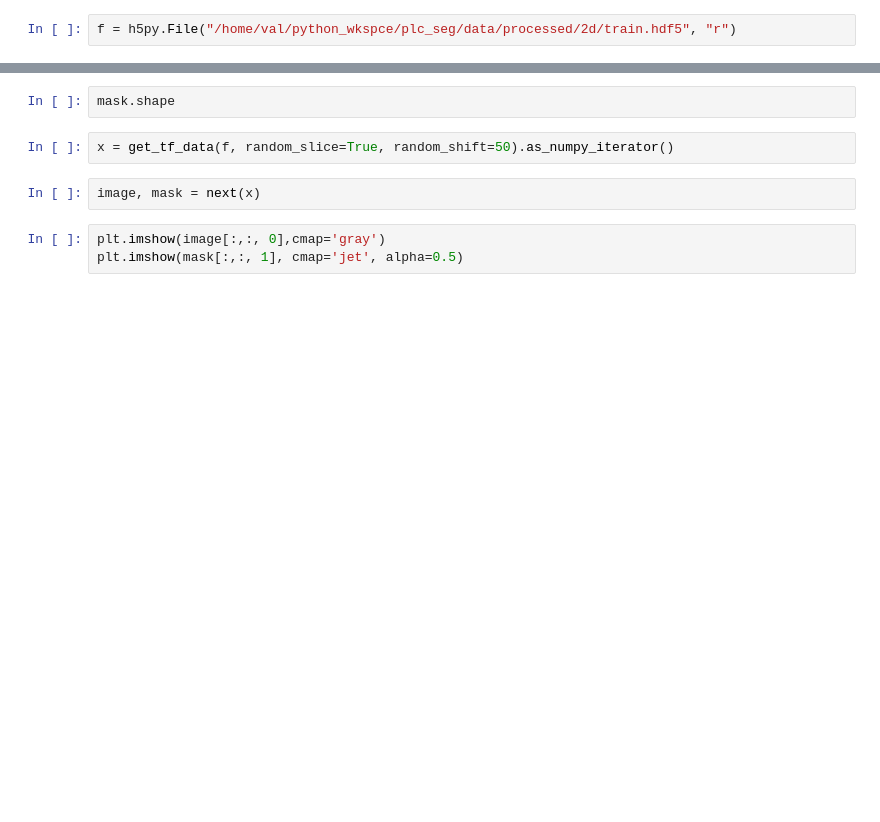
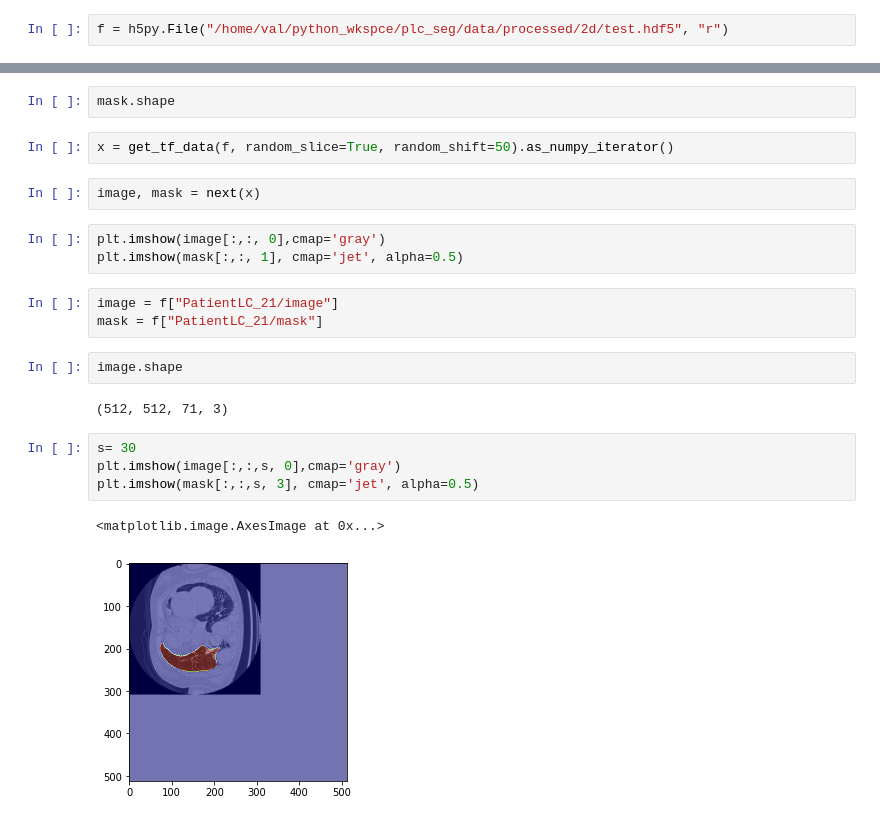
Before and after one commit to voreille/plc_seg, a Jupyter notebook: notebooks/check_hdf5.ipynb, the cells around one changed output, grey strips where cells are left out. Saved outputs shown, nothing was run; the diff lists cells and outputs as text; blank space fills up the shorter version.

```diff
--- a/notebooks/check_hdf5.ipynb
+++ b/notebooks/check_hdf5.ipynb
@@ -6,7 +6,7 @@ import pandas as pd
 
 from src.models.fetch_data_from_hdf5 import get_tf_data
 # %%
-f = h5py.File("/home/val/python_wkspce/plc_seg/data/processed/2d/train.hdf5", "r")
+f = h5py.File("/home/val/python_wkspce/plc_seg/data/processed/2d/test.hdf5", "r")
 # %%
 f.close()
 # %%
@@ -50,3 +29,17 @@ image, mask = next(x)
 # %%
 plt.imshow(image[:,:, 0],cmap='gray')
 plt.imshow(mask[:,:, 1], cmap='jet', alpha=0.5)
+# %%
+image = f["PatientLC_21/image"]
+mask = f["PatientLC_21/mask"]
+# %%
+image.shape
+# %% [output]
+(512, 512, 71, 3)
+# %%
+s= 30
+plt.imshow(image[:,:,s, 0],cmap='gray')
+plt.imshow(mask[:,:,s, 3], cmap='jet', alpha=0.5)
+# %% [output]
+<matplotlib.image.AxesImage at 0x...>
+[figure, added]
```
Also changed, not shown: parts of 4 cells of this notebook, 11 other files.
